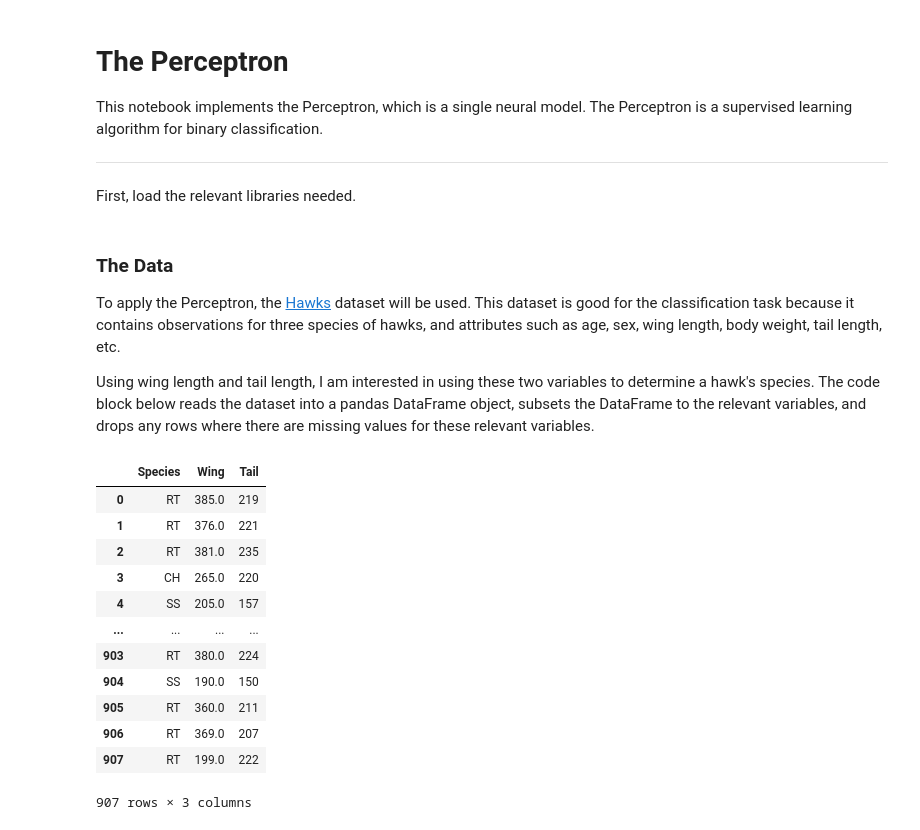
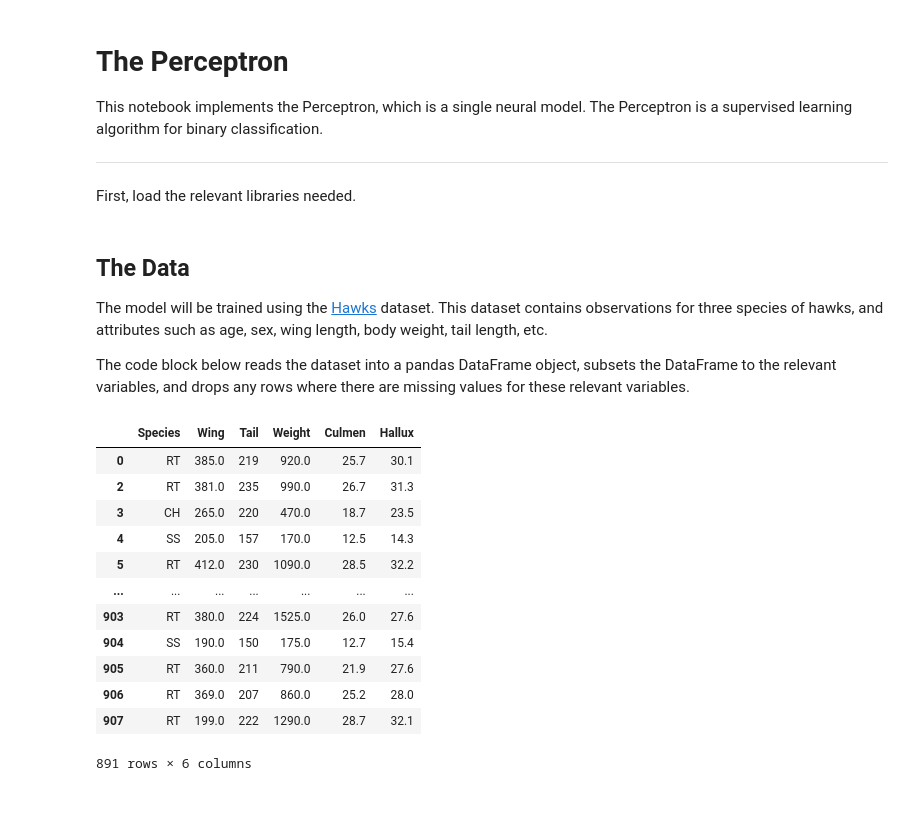
Before and after one commit to kary5678/INDE-577, a Jupyter notebook: supervised-learning/perceptron/perceptron.ipynb, the cells around one changed output. Saved outputs shown, nothing was run; the diff lists cells and outputs as text; code cells hidden in the pictures; blank space fills up the shorter version.

```diff
--- a/supervised-learning/perceptron/perceptron.ipynb
+++ b/supervised-learning/perceptron/perceptron.ipynb
@@ -20,25 +24,25 @@ sns.set_theme()
 # %% [markdown]
-### The Data
+## The Data
 
-To apply the Perceptron, the [Hawks](https://r-data.pmagunia.com/dataset/r-dataset-package-stat2data-hawks) dataset will be used. This dataset is good for the classification task because it contains observations for three species of hawks, and attributes such as age, sex, wing length, body weight, tail length, etc.
+The model will be trained using the [Hawks](https://github.com/kary5678/INDE-577/blob/main/Data/hawks.csv) dataset. This dataset contains observations for three species of hawks, and attributes such as age, sex, wing length, body weight, tail length, etc.
 
-Using wing length and tail length, I am interested in using these two variables to determine a hawk's species. The code block below reads the dataset into a pandas DataFrame object, subsets the DataFrame to the relevant variables, and drops any rows where there are missing values for these relevant variables.
+The code block below reads the dataset into a pandas DataFrame object, subsets the DataFrame to the relevant variables, and drops any rows where there are missing values for these relevant variables.
 # %%
 # Read in the data and subset it to the relevant columns/observations
-df = pd.read_csv("../../Data/hawks.csv")
-df = df[["Species", "Wing", "Tail"]].dropna(axis=0)
-df
+hawks = pd.read_csv("../../Data/hawks.csv")
+hawks = hawks[["Species", "Wing", "Tail", "Weight", "Culmen", "Hallux"]].dropna(axis=0)
+hawks
 # %% [output]
-|  | Species | Wing | Tail |
-| 0 | RT | 385.0 | 219 |
-| 1 | RT | 376.0 | 221 |
-| 2 | RT | 381.0 | 235 |
-| 3 | CH | 265.0 | 220 |
-| 4 | SS | 205.0 | 157 |
-| ... | ... | ... | ... |
-| 903 | RT | 380.0 | 224 |
-| 904 | SS | 190.0 | 150 |
-| 905 | RT | 360.0 | 211 |
-| 906 | RT | 369.0 | 207 |
-| 907 | RT | 199.0 | 222 |
+|  | Species | Wing | Tail | Weight | Culmen | Hallux |
+| 0 | RT | 385.0 | 219 | 920.0 | 25.7 | 30.1 |
+| 2 | RT | 381.0 | 235 | 990.0 | 26.7 | 31.3 |
+| 3 | CH | 265.0 | 220 | 470.0 | 18.7 | 23.5 |
+| 4 | SS | 205.0 | 157 | 170.0 | 12.5 | 14.3 |
+| 5 | RT | 412.0 | 230 | 1090.0 | 28.5 | 32.2 |
+| ... | ... | ... | ... | ... | ... | ... |
+| 903 | RT | 380.0 | 224 | 1525.0 | 26.0 | 27.6 |
+| 904 | SS | 190.0 | 150 | 175.0 | 12.7 | 15.4 |
+| 905 | RT | 360.0 | 211 | 790.0 | 21.9 | 27.6 |
+| 906 | RT | 369.0 | 207 | 860.0 | 25.2 | 28.0 |
+| 907 | RT | 199.0 | 222 | 1290.0 | 28.7 | 32.1 |
-907 rows × 3 columns
+891 rows × 6 columns
```
Also changed, not shown: parts of 35 cells of this notebook.
